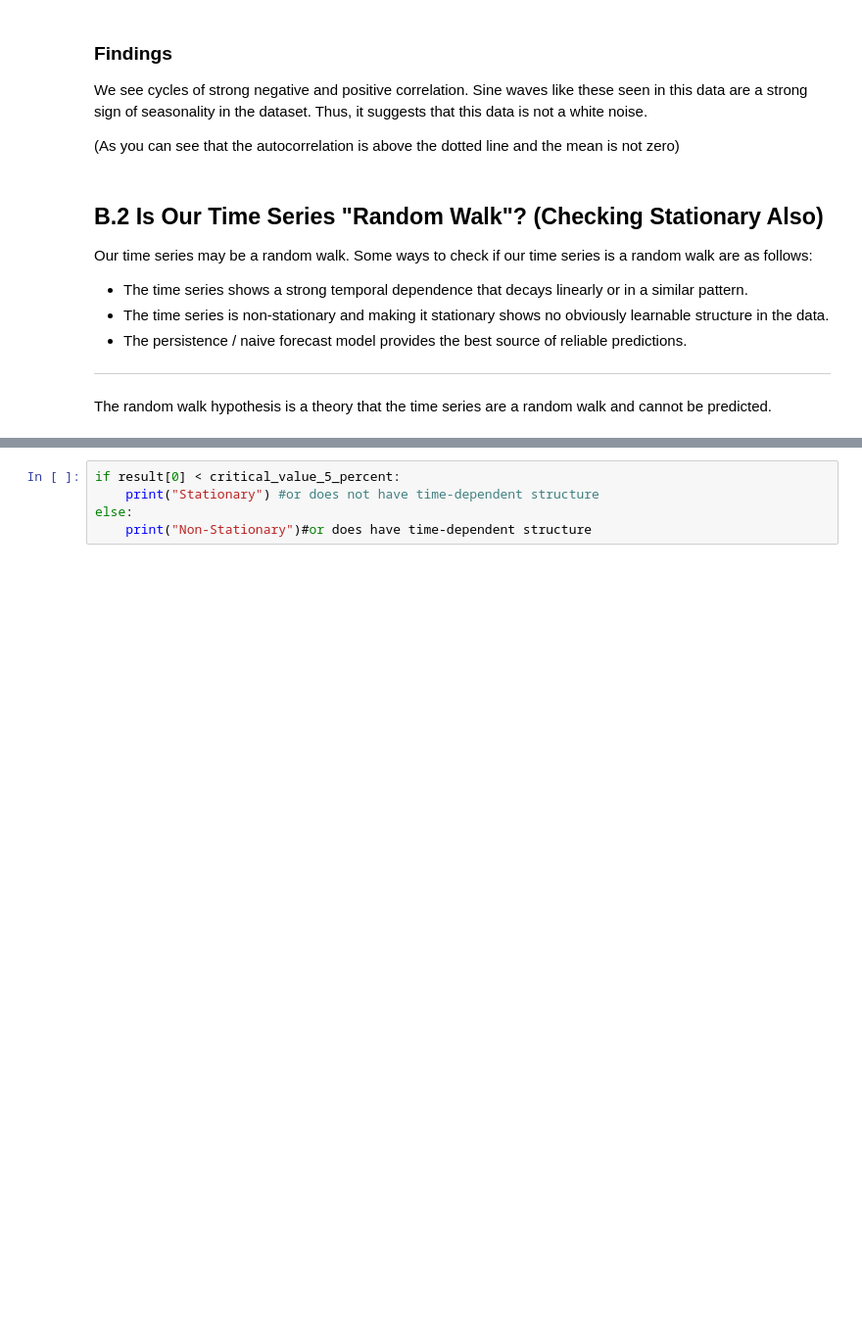
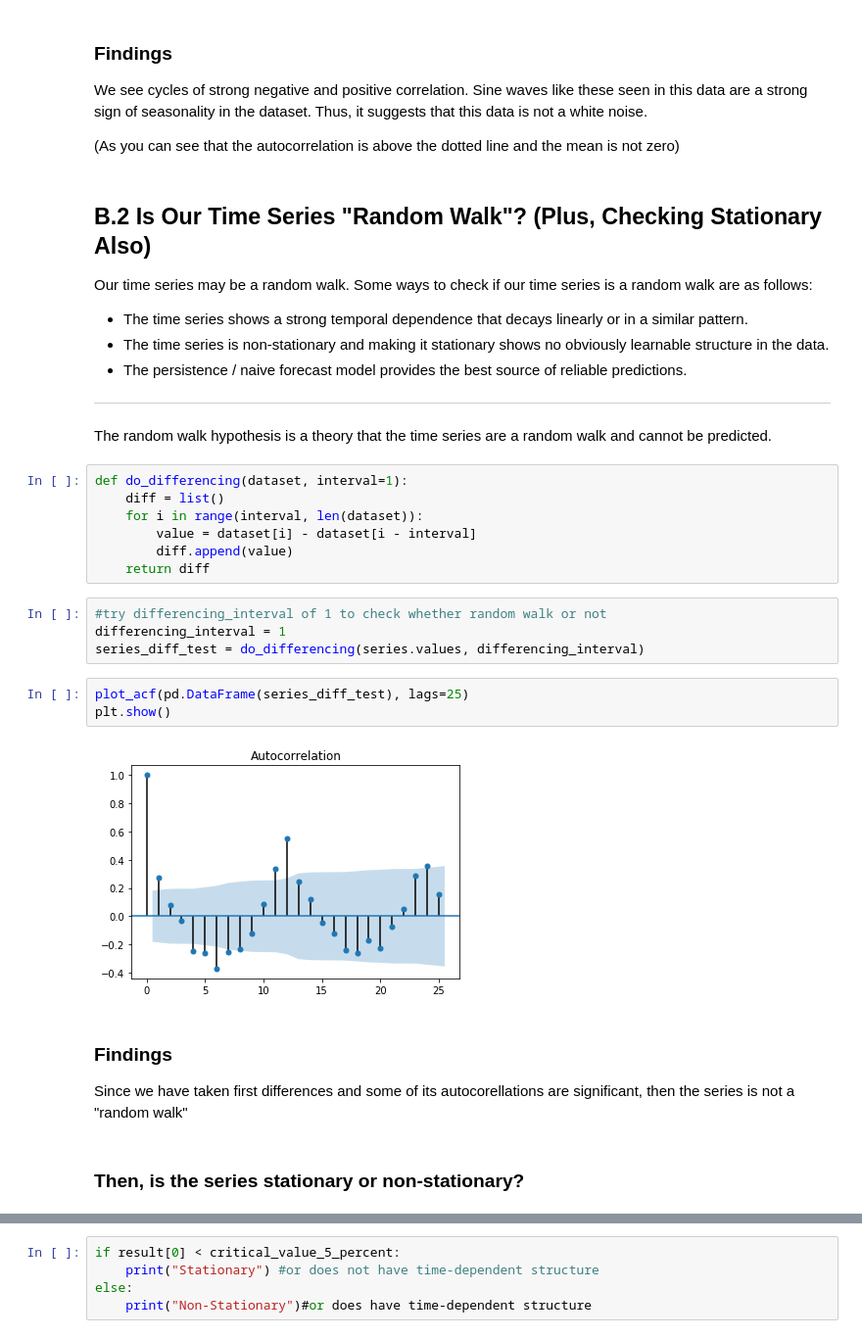
Before and after one commit to albertsylvester/assignment_april, a Jupyter notebook: Assignment No.2 - Part B (Bonus).ipynb, the cells around one changed output, grey strips where cells are left out. Shown at 98% size. Cells and saved outputs as stored; diff of their text form; blank space fills up the shorter version.

```diff
--- a/Assignment No.2 - Part B (Bonus).ipynb
+++ b/Assignment No.2 - Part B (Bonus).ipynb
@@ -182,7 +162,7 @@ We see cycles of strong negative and positive correlation. Sine waves like these
 
 (As you can see that the autocorrelation is above the dotted line and the mean is not zero)
 # %% [markdown]
-## B.2 Is Our Time Series "Random Walk"? (Checking Stationary Also)
+## B.2 Is Our Time Series "Random Walk"? (Plus, Checking Stationary Also)
 Our time series may be a random walk. Some ways to check if our time series is a random
 walk are as follows:
 <ul>
@@ -199,6 +179,27 @@ structure in the data.</li>
 
 
 The random walk hypothesis is a theory that the time series are a random walk and cannot be predicted.
+# %%
+def do_differencing(dataset, interval=1):
+    diff = list()
+    for i in range(interval, len(dataset)):
+        value = dataset[i] - dataset[i - interval]
+        diff.append(value)
+    return diff
+# %%
+#try differencing_interval of 1 to check whether random walk or not
+differencing_interval = 1
+series_diff_test = do_differencing(series.values, differencing_interval)
+# %%
+plot_acf(pd.DataFrame(series_diff_test), lags=25)
+plt.show()
+# %% [output]
+[figure, added]
+# %% [markdown]
+### Findings
+Since we have taken first differences and some of its autocorellations are significant, then the series is not a "random walk"
+# %% [markdown]
+### Then, is the series stationary or non-stationary?
 # %%
 # statistical test
 result = adfuller(series)
```
Also changed, not shown: parts of 24 cells of this notebook.
